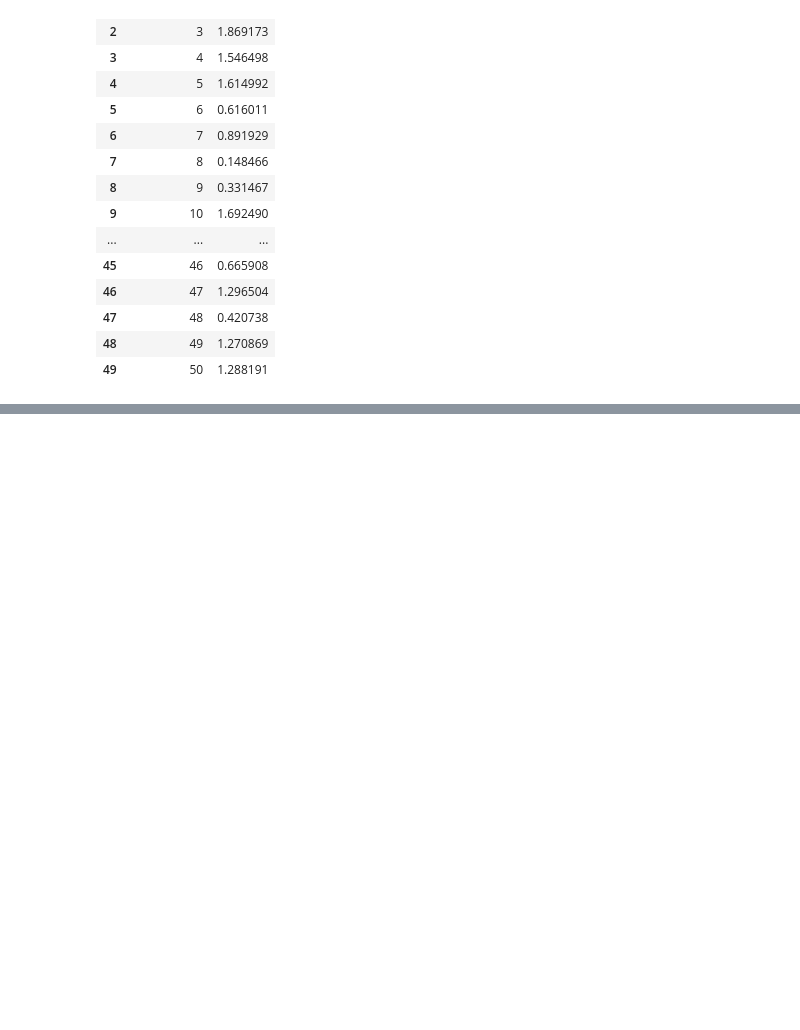
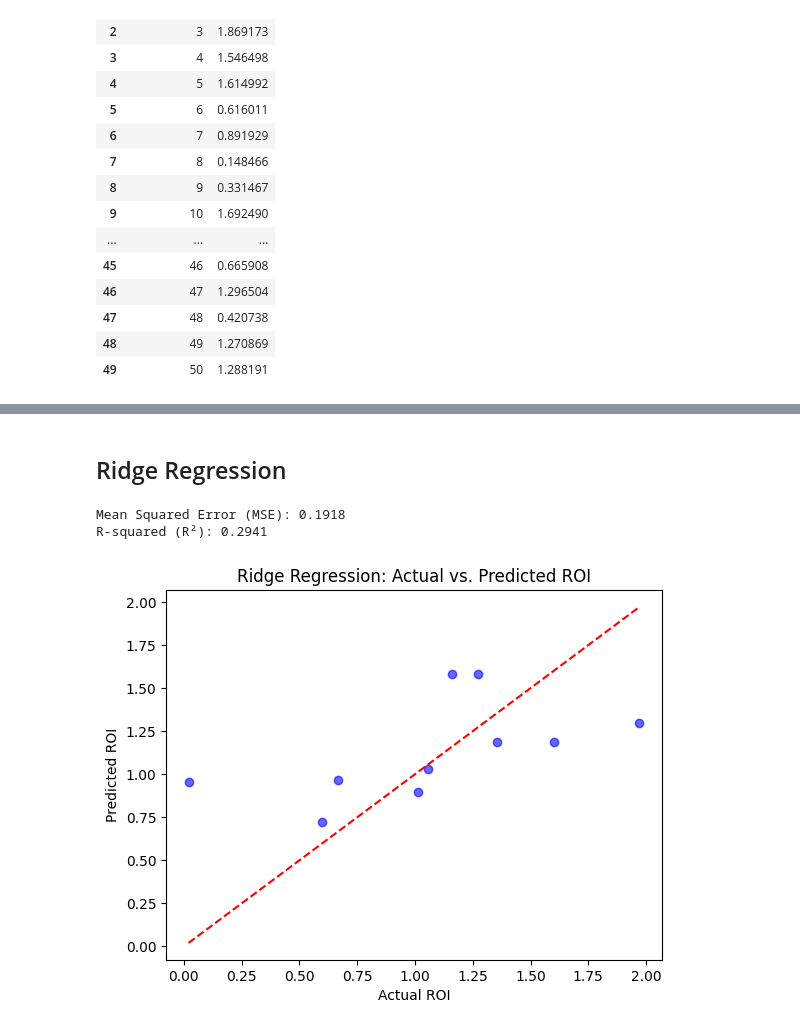
Before and after one commit to andrew250402/DSA3101-Project, a Jupyter notebook: Notebooks/andrew.ipynb, the cells around one changed output, grey strips where cells are left out. Saved outputs shown, nothing was run; the diff lists cells and outputs as text; code cells hidden in the pictures; blank space fills up the shorter version.

```diff
--- a/Notebooks/andrew.ipynb
+++ b/Notebooks/andrew.ipynb
@@ -293,0 +512,34 @@ campaigns.loc[:, ["campaign_id", "ROI"]]
+# %% [markdown]
+## Ridge Regression
+# %%
+# Standardize the feature (Ridge benefits from scaling)
+scaler = StandardScaler()
+X_train_scaled = scaler.fit_transform(X_train)
+X_test_scaled = scaler.transform(X_test)
+
+# Train Ridge Regression model
+ridge_model = Ridge(alpha=1)  # You can tune alpha
+ridge_model.fit(X_train_scaled, y_train)
+
+# Predict on test data
+y_pred = ridge_model.predict(X_test_scaled)
+
+# Evaluate model performance
+mse = mean_squared_error(y_test, y_pred)
+r2 = r2_score(y_test, y_pred)
+
+# Print results
+print(f"Mean Squared Error (MSE): {mse:.4f}")
+print(f"R-squared (R²): {r2:.4f}")
+
+# Plot Actual vs. Predicted ROI
+plt.scatter(y_test, y_pred, color='blue', alpha=0.6)
+plt.plot([min(y_test), max(y_test)], [min(y_test), max(y_test)], color='red', linestyle='--')  # Perfect line
+plt.xlabel("Actual ROI")
+plt.ylabel("Predicted ROI")
+plt.title("Ridge Regression: Actual vs. Predicted ROI")
+plt.show()
+# %% [output]
+Mean Squared Error (MSE): 0.1918
+R-squared (R²): 0.2941
+[figure, added]
```
Also changed, not shown: parts of 18 cells of this notebook.
